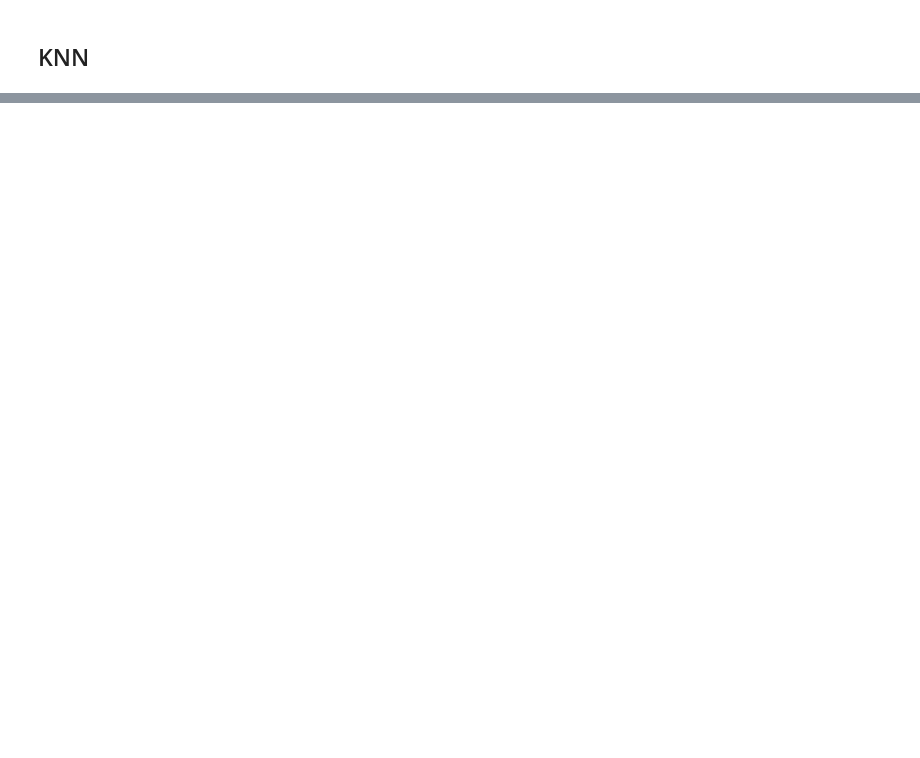
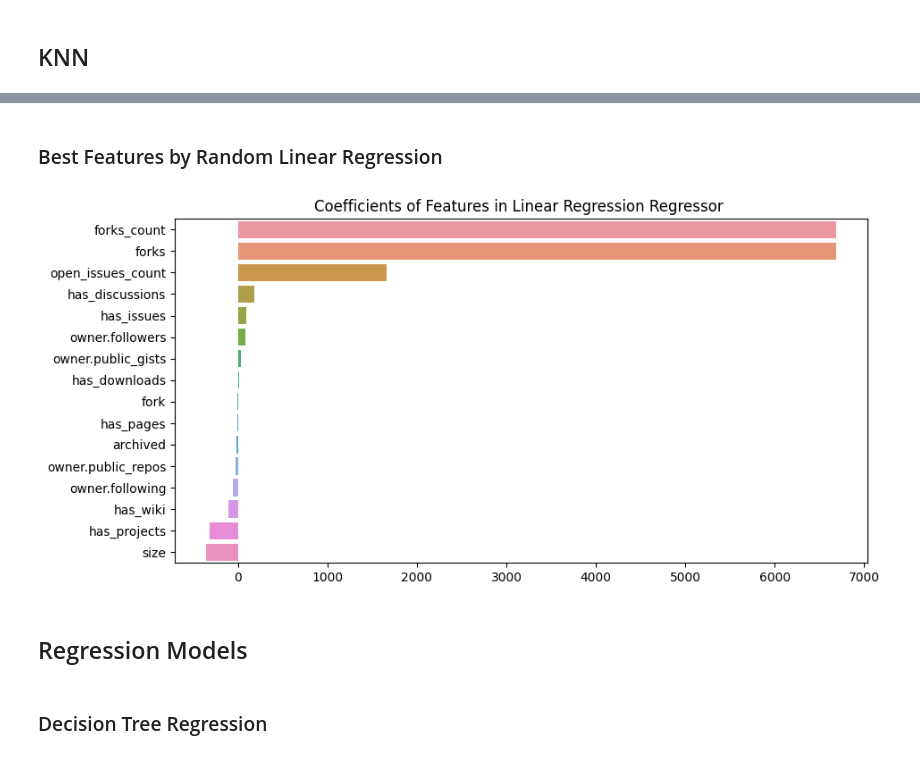
Before and after one commit to realamirhe/github-stargazer, a Jupyter notebook: descriptive_analysis.ipynb, the cells around one changed output, grey strips where cells are left out. Saved outputs shown, nothing was run; the diff lists cells and outputs as text; code cells hidden in the pictures; blank space fills up the shorter version.

```diff
--- a/descriptive_analysis.ipynb
+++ b/descriptive_analysis.ipynb
@@ -211,0 +253,20 @@ Text(0.5, 1.0, '5-fold cross validation for KNN')
+# %% [markdown]
+### Best Features by Random Linear Regression
+# %%
+from sklearn.linear_model import LinearRegression
+
+lin_reg = LinearRegression()
+lin_reg.fit(X_train_n, y_train_n)
+
+f_i = list(zip(X_norm.columns,lin_reg.coef_))
+f_i.sort(key = lambda x : x[1],reverse=True)
+plt.figure(figsize=(10,5))
+plt.title('Coefficients of Features in Linear Regression Regressor ')
+sns.barplot(y=[x[0] for x in f_i],x=[x[1] for x in f_i])
+plt.show()
+# %% [output]
+[figure, added]
+# %% [markdown]
+## Regression Models
+# %% [markdown]
+### Decision Tree Regression
```
Also changed, not shown: parts of 90 cells of this notebook.
